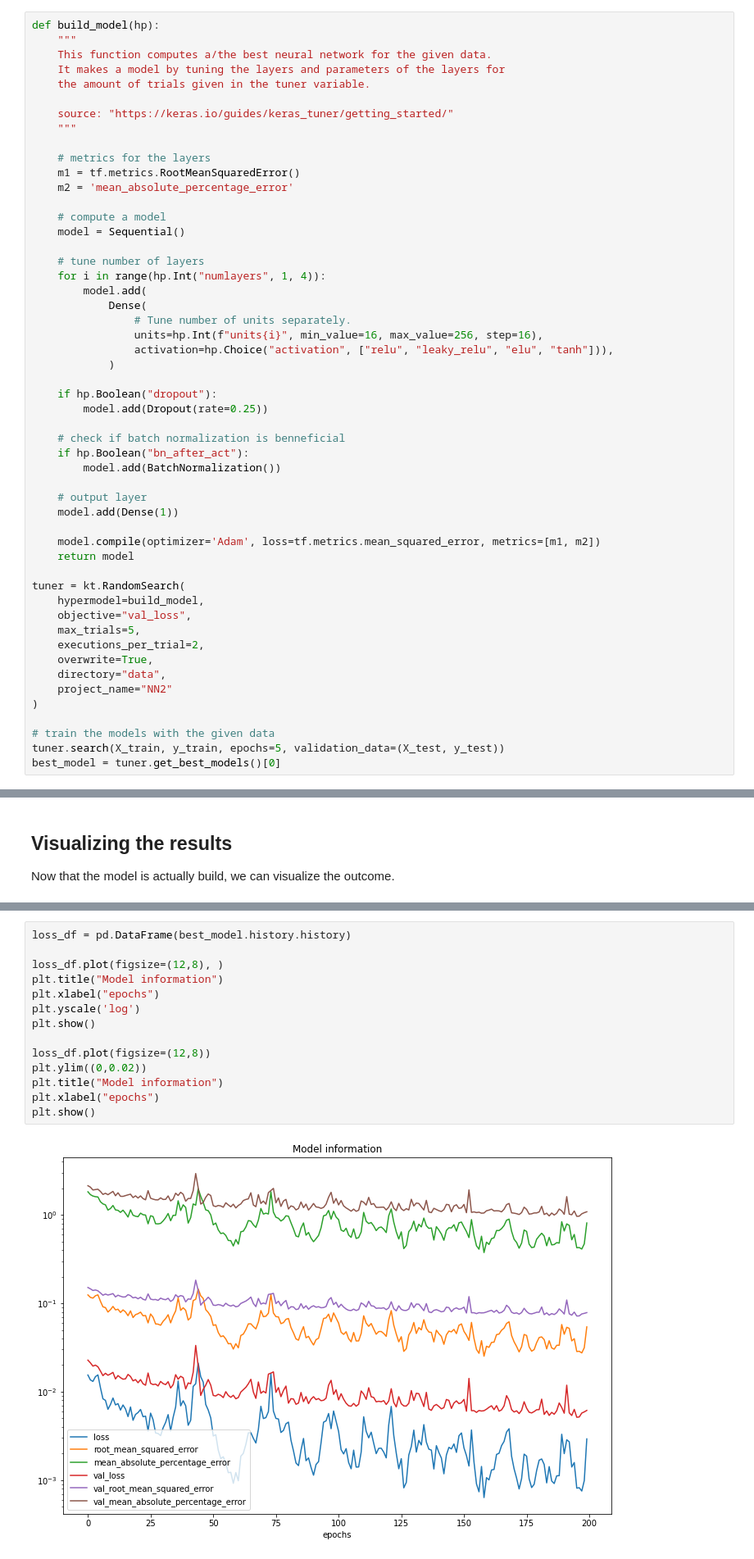
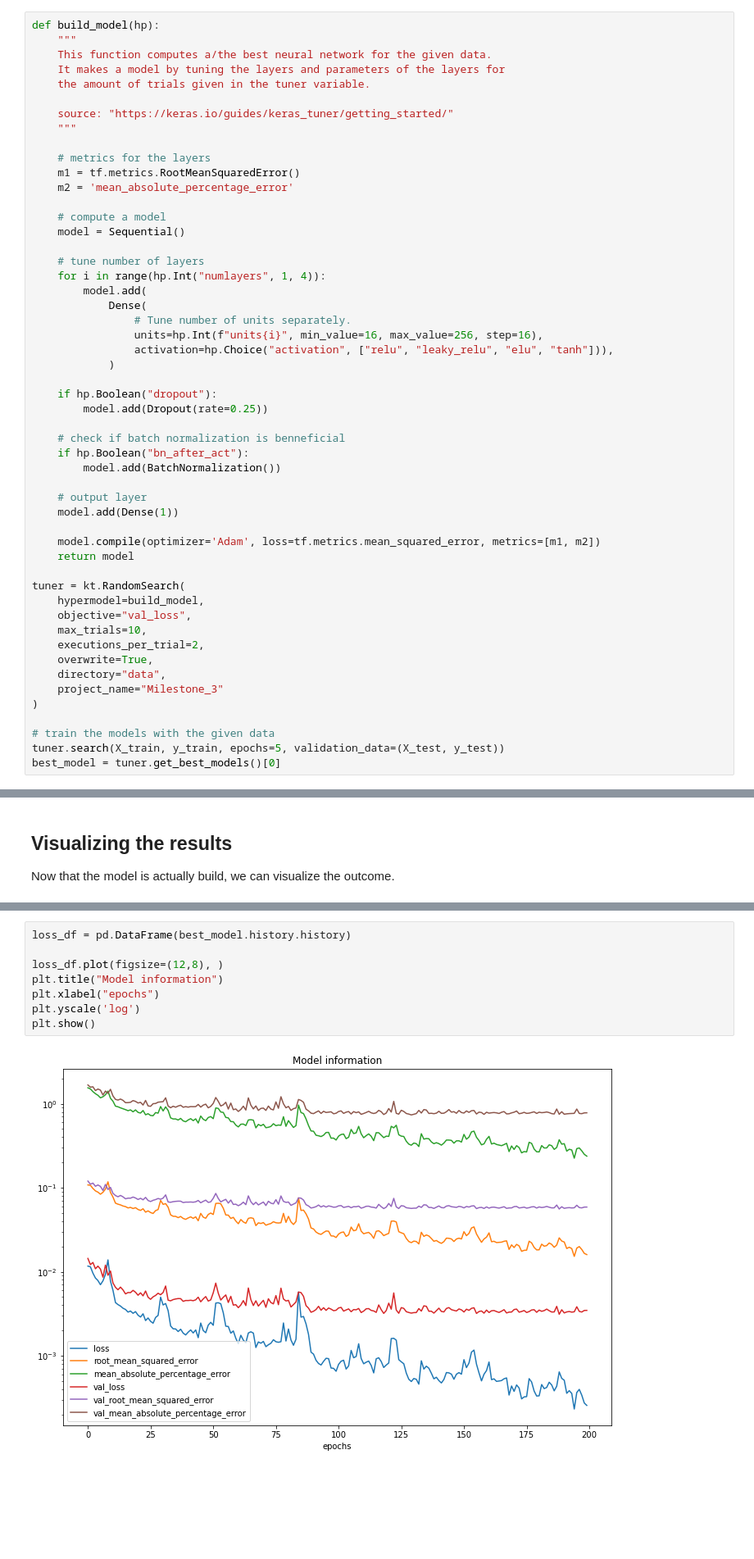
Before and after one commit to Youri-is-super-awesome/Bitches-and-beaches, a Jupyter notebook: code/NN_version1.ipynb, the cells around one changed output, grey strips where cells are left out. Shown at 82% size. Saved outputs shown, nothing was run; the diff lists cells and outputs as text; blank space fills up the shorter version.

```diff
--- a/code/NN_version1.ipynb
+++ b/code/NN_version1.ipynb
@@ -154,11 +154,11 @@ def build_model(hp):
 tuner = kt.RandomSearch(
     hypermodel=build_model,
     objective="val_loss",
-    max_trials=5,
+    max_trials=10,
     executions_per_trial=2,
     overwrite=True,
     directory="data",
-    project_name="NN2"
+    project_name="Milestone_3"
 )
 
 # train the models with the given data
@@ -289,16 +295,10 @@ Score: 1.6856050491333008
 # %%
 loss_df = pd.DataFrame(best_model.history.history)
 
 loss_df.plot(figsize=(12,8), )
 plt.title("Model information")
 plt.xlabel("epochs")
 plt.yscale('log')
 plt.show()
-
-loss_df.plot(figsize=(12,8))
-plt.ylim((0,0.02))
-plt.title("Model information")
-plt.xlabel("epochs")
-plt.show()
 # %% [output]
-[figure, old version]
+[figure, new version]
```
Also changed, not shown: parts of 11 cells of this notebook, 45 other files.
